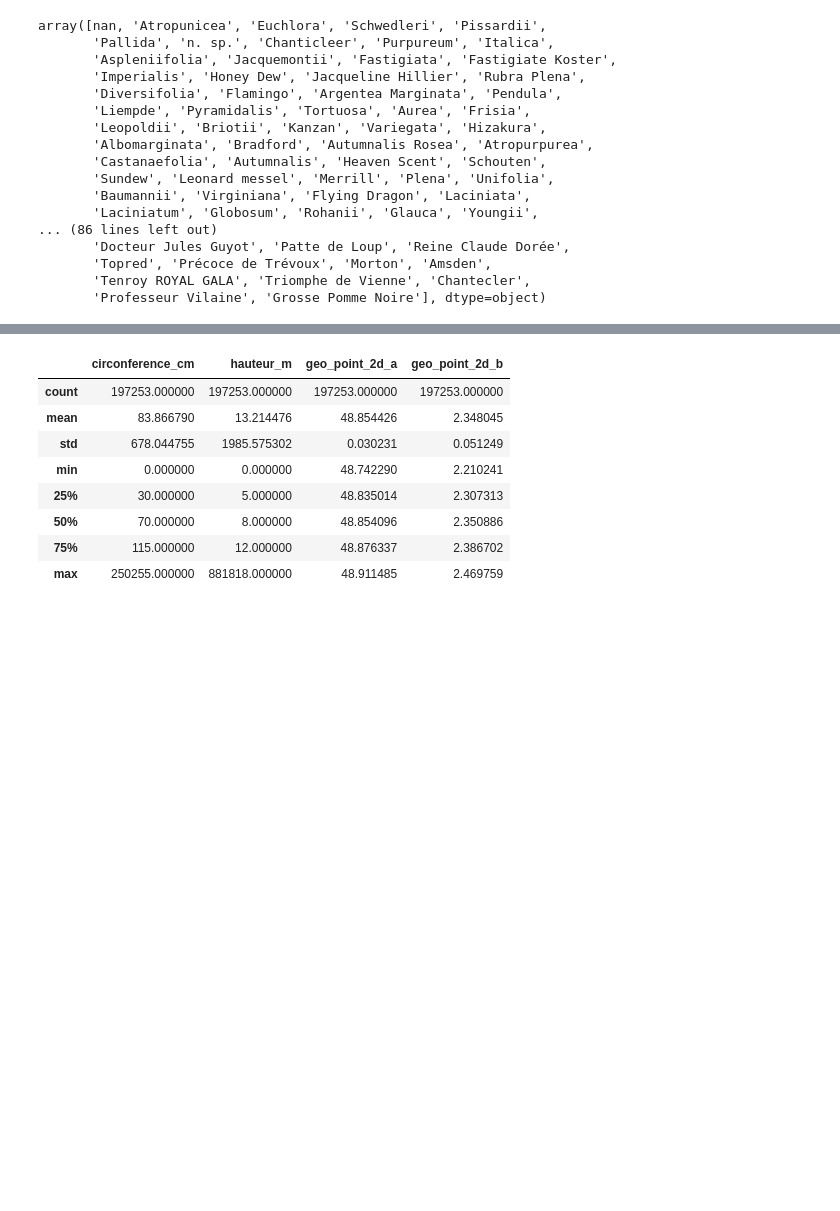
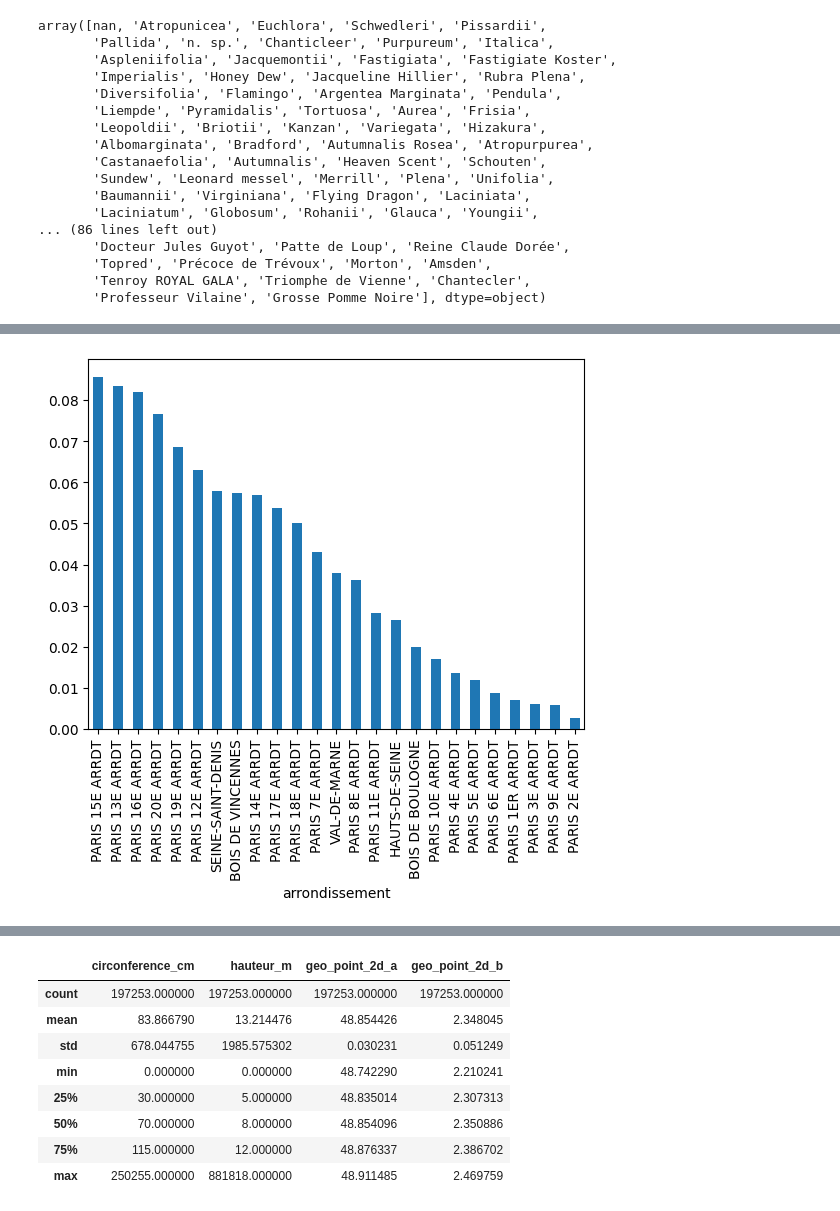
Before and after one commit to DavidScanu/oc-ai-engineer-p02-participez-a-un-concours-sur-la-smart-city, a Jupyter notebook: notebook.ipynb, the cells around one changed output, grey strips where cells are left out. Saved outputs shown, nothing was run; the diff lists cells and outputs as text; code cells hidden in the pictures; blank space fills up the shorter version.

```diff
--- a/notebook.ipynb
+++ b/notebook.ipynb
@@ -216,3 +304,4 @@ M      6097
 Name: count, dtype: int64
 # %%
-# Remplacer Nan par une nouvelle modalité : 'inconnu'
+# Remplacer Nan par une nouvelle modalité : 'I'
+data['stade_developpement'] = data['stade_developpement'].fillna(value='I')
@@ -240,0 +362,2 @@ array([ 0., nan,  1.])
+# %%
+data['remarquable'] = data['remarquable'].fillna(value=0.)
@@ -311,0 +488,6 @@ Source  : https://www.unjourdeplusaparis.com/paris-vert/arbres-remarquables-pari
+# %%
+# Diagramme en tuyaux d'orgues
+data["arrondissement"].value_counts(normalize=True).plot(kind='bar')
+plt.show()
+# %% [output]
+[figure, added]
```
Also changed, not shown: parts of 60 cells of this notebook.
